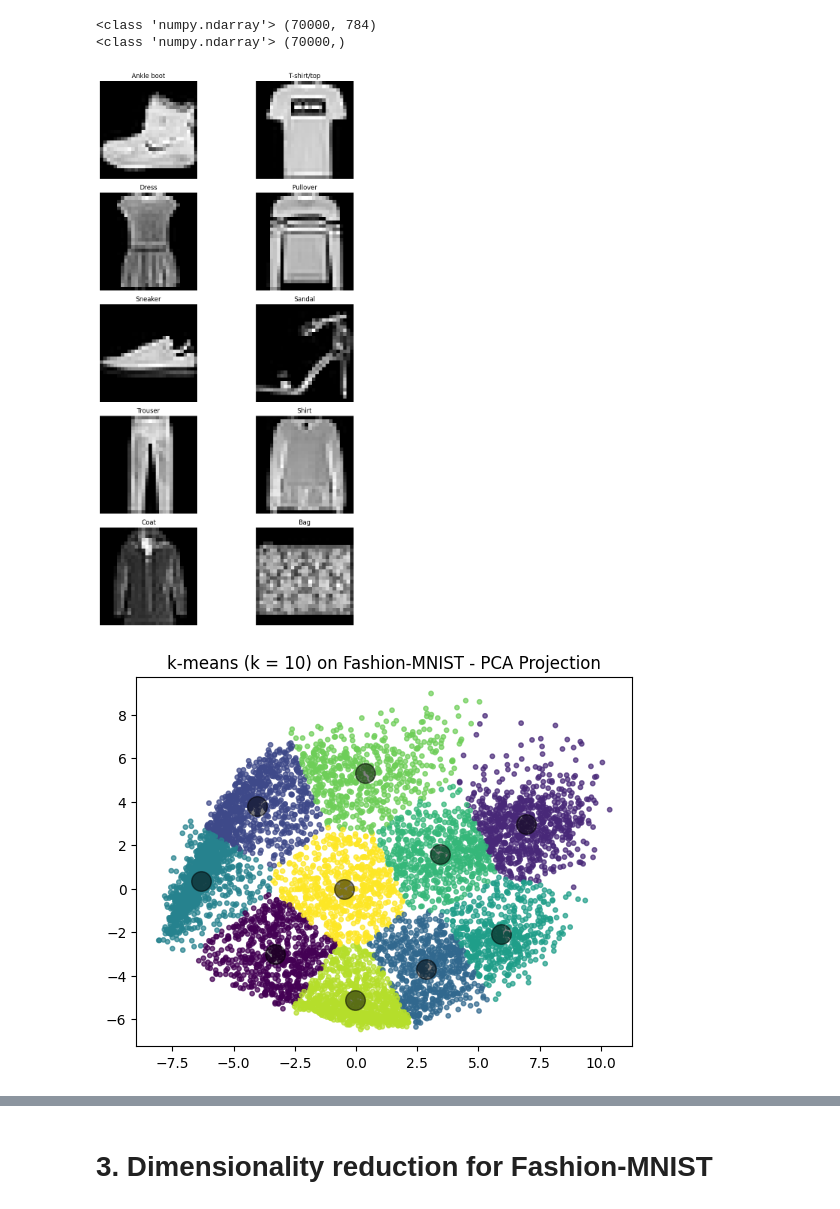
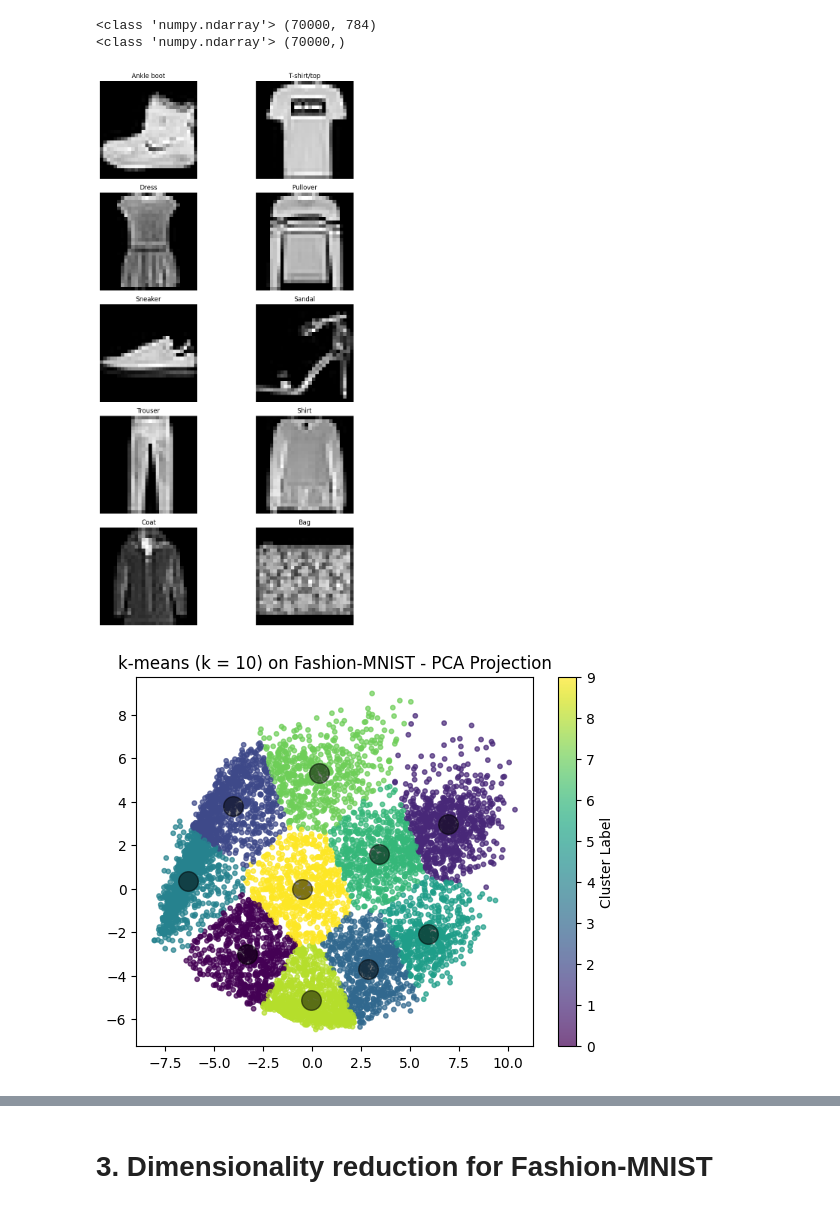
Before and after one commit to Shinyhunter95/math-data-science-course-Project2, a Jupyter notebook: project2.ipynb, the cells around one changed output, grey strips where cells are left out. Cells and saved outputs as stored; diff of their text form; code cells hidden in the pictures.

```diff
--- a/project2.ipynb
+++ b/project2.ipynb
@@ -157,8 +157,9 @@ kmeans_labels_pca = kmeans_pca.labels_
 
 plt.figure()
 plt.title("k-means (k = 10) on Fashion-MNIST - PCA Projection")
-plt.scatter(X_pca[:, 0], X_pca[:, 1], c=kmeans_labels_pca, cmap='viridis', s=10, alpha=0.7)
+scatter = plt.scatter(X_pca[:, 0], X_pca[:, 1], c=kmeans_labels_pca, cmap='viridis', s=10, alpha=0.7)
 plt.scatter(cluster_centers_pca[:, 0], cluster_centers_pca[:, 1], c='black', s=200, alpha=0.5)
+plt.colorbar(scatter, label='Cluster Label')
 plt.show()
 
 #Label mapping function
@@ -173,34 +174,34 @@ kmeans_labels_mapped = np.array([mapping[label] for label in kmeans_labels])
 
 #Plot the confusion matrix
 cm = confusion_matrix(y_10, kmeans_labels_mapped)
 
 plt.figure()
 sns.heatmap(cm, annot=True, fmt='d', cmap='Blues',
             xticklabels=[f"Cluster {i}" for i in range(n_clusters)],
             yticklabels=[
                 'T-shirt/top', 'Trouser', 'Pullover', 'Dress', 'Coat',
                 'Sandal', 'Shirt', 'Sneaker', 'Bag', 'Ankle boot'
             ])
 plt.title('K-means Clustering Confusion Matrix (Fashion-MNIST)')
 plt.xlabel('Predicted Cluster')
 plt.ylabel('True Label')
 plt.show()
 
 #Elbow
 inertia = []
 for i in range(1,11):
     kmeans = KMeans(n_clusters=i, random_state=0).fit(X_10_normalized)
     inertia.append(kmeans.inertia_)
 #print("Smallest k-means Inertia Value =", min(inertia))
 
 plt.figure()
 plt.plot(range(1,11), inertia, marker='o')
 plt.xlabel('Number of clusters')
 plt.ylabel('Inertia')
 plt.show()
 # %% [output]
 [figure]
-[figure, old version]
+[figure, new version]
 [figure]
 [figure]
 # %% [markdown]
```
